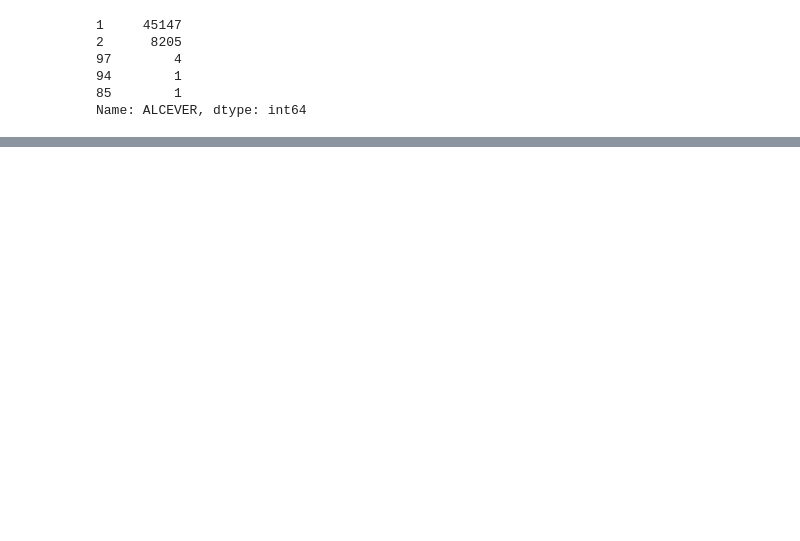
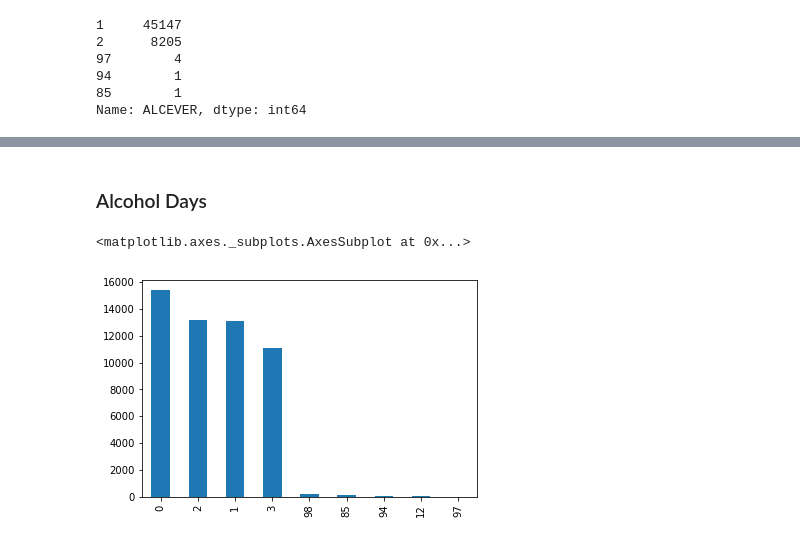
Before and after one commit to sharadv99/capstone-OpioidAddictionRisk, a Jupyter notebook: Past_Work_Variable_Breakdown_Aditi.ipynb, the cells around one changed output, grey strips where cells are left out. Cells and saved outputs as stored; diff of their text form; code cells hidden in the pictures; blank space fills up the shorter version.

Commit message:
Alcohol

```diff
--- a/Past_Work_Variable_Breakdown_Aditi.ipynb
+++ b/Past_Work_Variable_Breakdown_Aditi.ipynb
@@ -102,3 +97,8 @@ data["CIG30AV"] = data["CIG30AV"].apply(lambda row: np.nan if row in [85,91,94,9
+# %% [markdown]
+### Alcohol Days
 # %%
-data["CIGDLYMO"] = data["CIGDLYMO"].apply(lambda row: 1 if row in [1,5] else row) #Smoked Cig Every Day 30 Days
-data["CIGDLYMO"] = data["CIGDLYMO"].apply(lambda row: 0 if row in [2, 91,94, 97, 98] else row) #Did not smoke everyday for 30 days
+data["ALBSTWAY"] = data["ALBSTWAY"].apply(lambda row: 1 if row in [1,11] else row).apply(lambda row: 3 if row in [3,13] else row).apply(lambda row: 0 if row in [91,93] else row)
+data["ALBSTWAY"].value_counts().plot(kind = "bar")
+# %% [output]
+<matplotlib.axes._subplots.AxesSubplot at 0x...>
+[figure, added]
```
Also changed, not shown: parts of 35 cells of this notebook.
